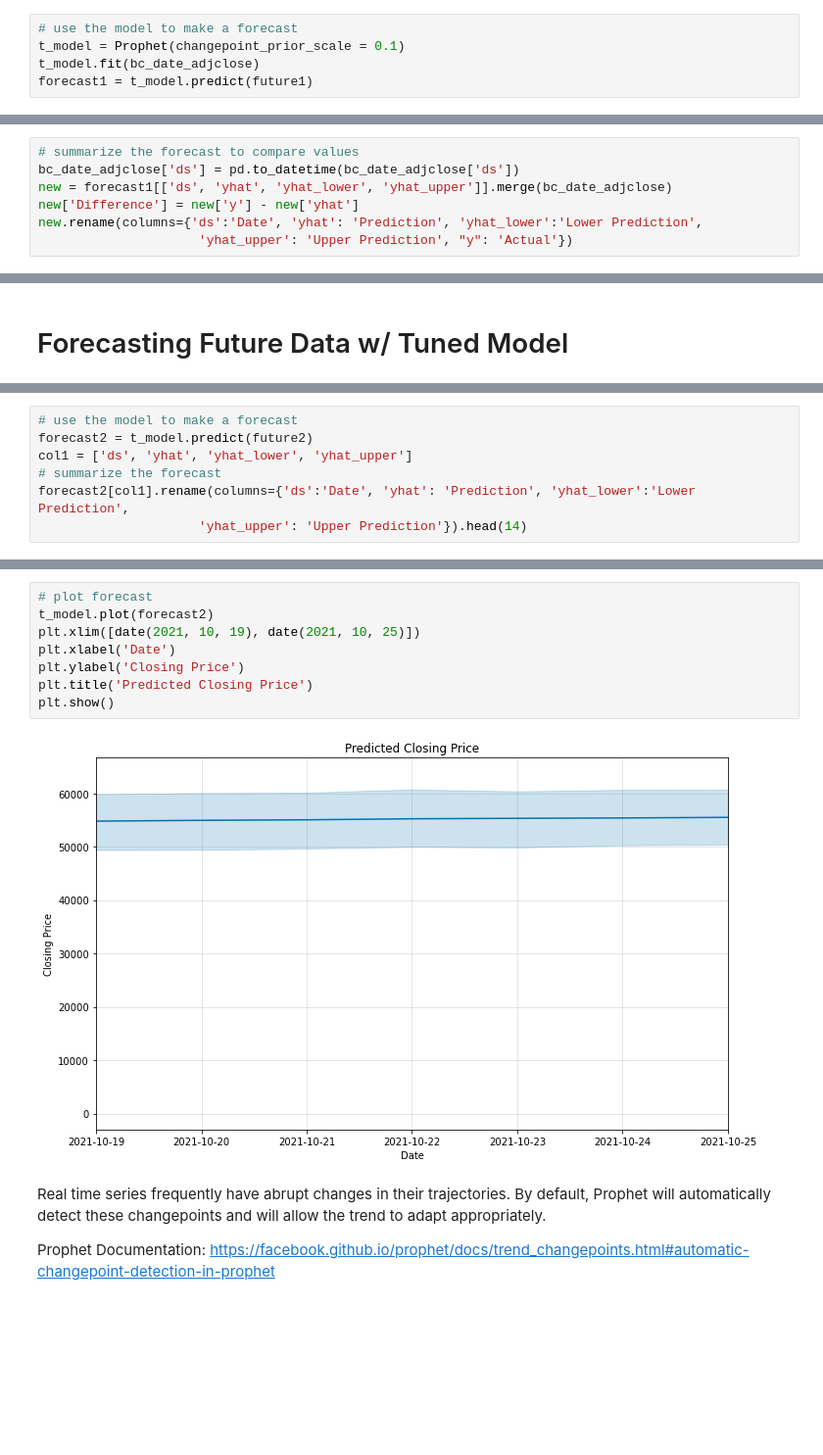
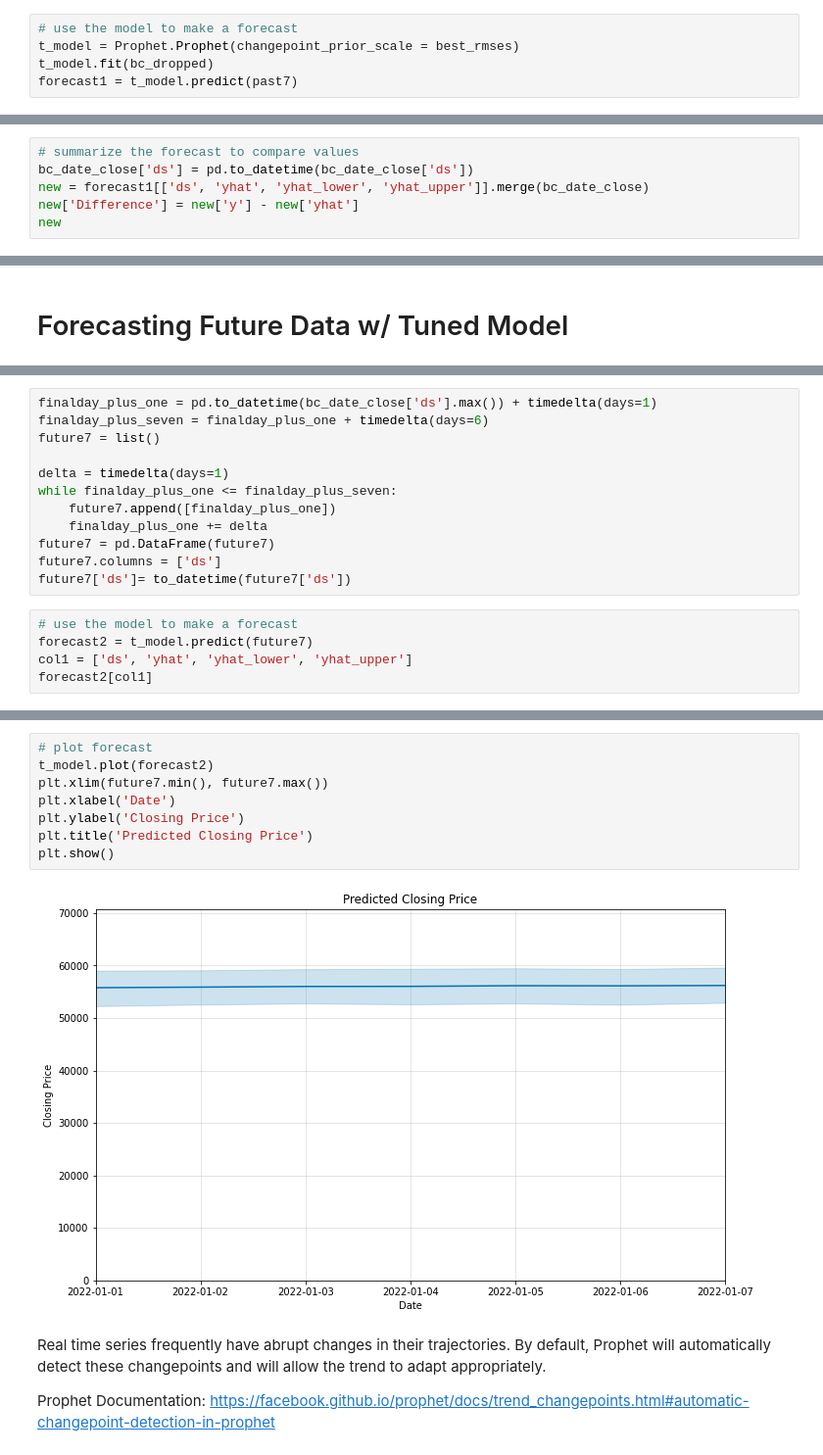
Before and after one commit to General2096/Sprinboard, a Jupyter notebook: Bitcoin/Bitcoin_Modeling.ipynb, the cells around one changed output, grey strips where cells are left out. Shown at 98% size. Drawn from its saved outputs; the diff is of its cells as text; blank space fills up the shorter version.

```diff
--- a/Bitcoin/Bitcoin_Modeling.ipynb
+++ b/Bitcoin/Bitcoin_Modeling.ipynb
@@ -180,6 +226,6 @@ future1['ds']= to_datetime(future1['ds'])
 # %%
 # use the model to make a forecast
-t_model = Prophet(changepoint_prior_scale = 0.1)
-t_model.fit(bc_date_adjclose)
-forecast1 = t_model.predict(future1)
+t_model = Prophet.Prophet(changepoint_prior_scale = best_rmses)
+t_model.fit(bc_dropped)
+forecast1 = t_model.predict(past7)
 # %% [output]
@@ -217,10 +263,9 @@ plt.show()
 # %%
 # summarize the forecast to compare values
-bc_date_adjclose['ds'] = pd.to_datetime(bc_date_adjclose['ds'])
-new = forecast1[['ds', 'yhat', 'yhat_lower', 'yhat_upper']].merge(bc_date_adjclose)
+bc_date_close['ds'] = pd.to_datetime(bc_date_close['ds'])
+new = forecast1[['ds', 'yhat', 'yhat_lower', 'yhat_upper']].merge(bc_date_close)
 new['Difference'] = new['y'] - new['yhat']
-new.rename(columns={'ds':'Date', 'yhat': 'Prediction', 'yhat_lower':'Lower Prediction',
-                     'yhat_upper': 'Upper Prediction', "y": 'Actual'})
+new
 # %% [output]
 A value is trying to be set on a copy of a slice from a DataFrame.
 Try using .loc[row_indexer,col_indexer] = value instead
@@ -253,8 +284,18 @@ future2['ds']= to_datetime(future2['ds'])
+# %%
+finalday_plus_one = pd.to_datetime(bc_date_close['ds'].max()) + timedelta(days=1)
+finalday_plus_seven = finalday_plus_one + timedelta(days=6)
+future7 = list()
+
+delta = timedelta(days=1)
+while finalday_plus_one <= finalday_plus_seven:
+    future7.append([finalday_plus_one])
+    finalday_plus_one += delta
+future7 = pd.DataFrame(future7)
+future7.columns = ['ds']
+future7['ds']= to_datetime(future7['ds'])
 # %%
 # use the model to make a forecast
-forecast2 = t_model.predict(future2)
+forecast2 = t_model.predict(future7)
 col1 = ['ds', 'yhat', 'yhat_lower', 'yhat_upper']
-# summarize the forecast
-forecast2[col1].rename(columns={'ds':'Date', 'yhat': 'Prediction', 'yhat_lower':'Lower Prediction',
-                     'yhat_upper': 'Upper Prediction'}).head(14)
+forecast2[col1]
 # %% [output]
@@ -269,13 +310,13 @@ forecast2[col1].rename(columns={'ds':'Date', 'yhat': 'Prediction', 'yhat_lower':
 # %%
 # plot forecast
 t_model.plot(forecast2)
-plt.xlim([date(2021, 10, 19), date(2021, 10, 25)])
+plt.xlim(future7.min(), future7.max())
 plt.xlabel('Date')
 plt.ylabel('Closing Price')
 plt.title('Predicted Closing Price')
 plt.show()
 # %% [output]
-[figure, old version]
+[figure, new version]
 # %% [markdown]
 Real time series frequently have abrupt changes in their trajectories. By default, Prophet will automatically detect these changepoints and will allow the trend to adapt appropriately.
 
```
Also changed, not shown: parts of 48 cells of this notebook, 8 other files.
